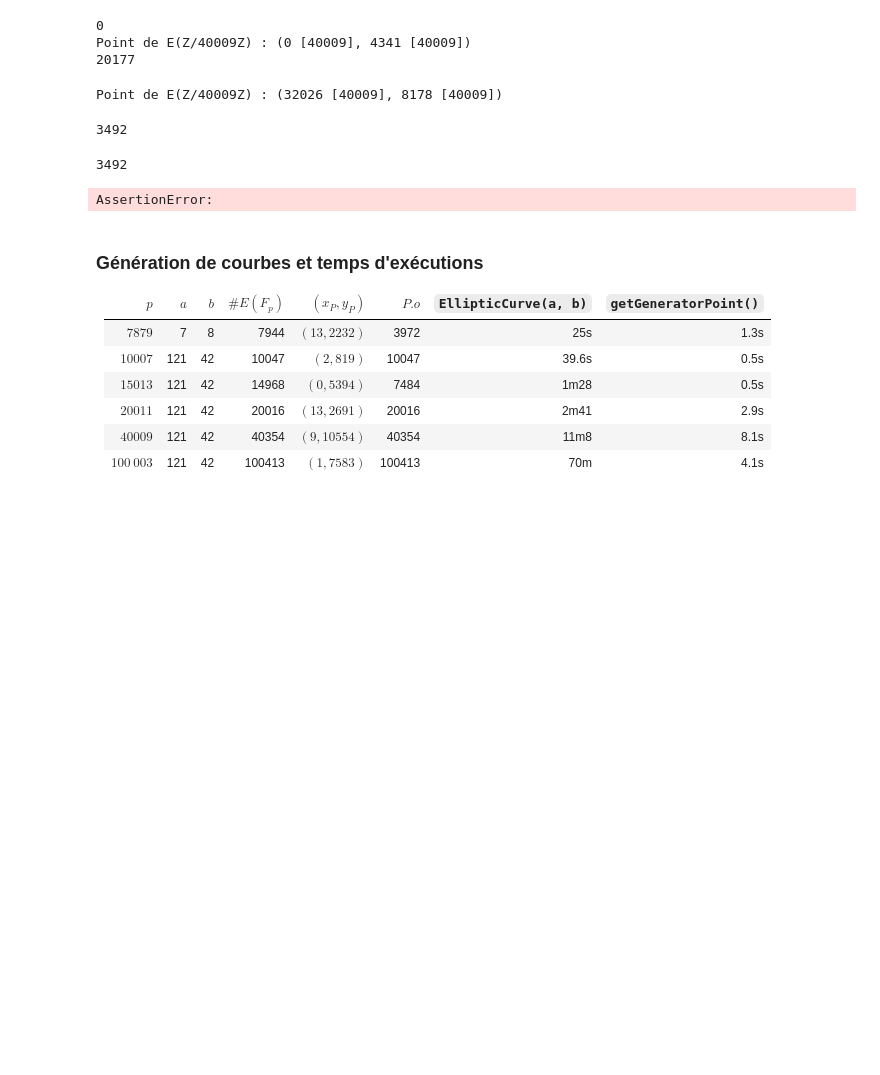
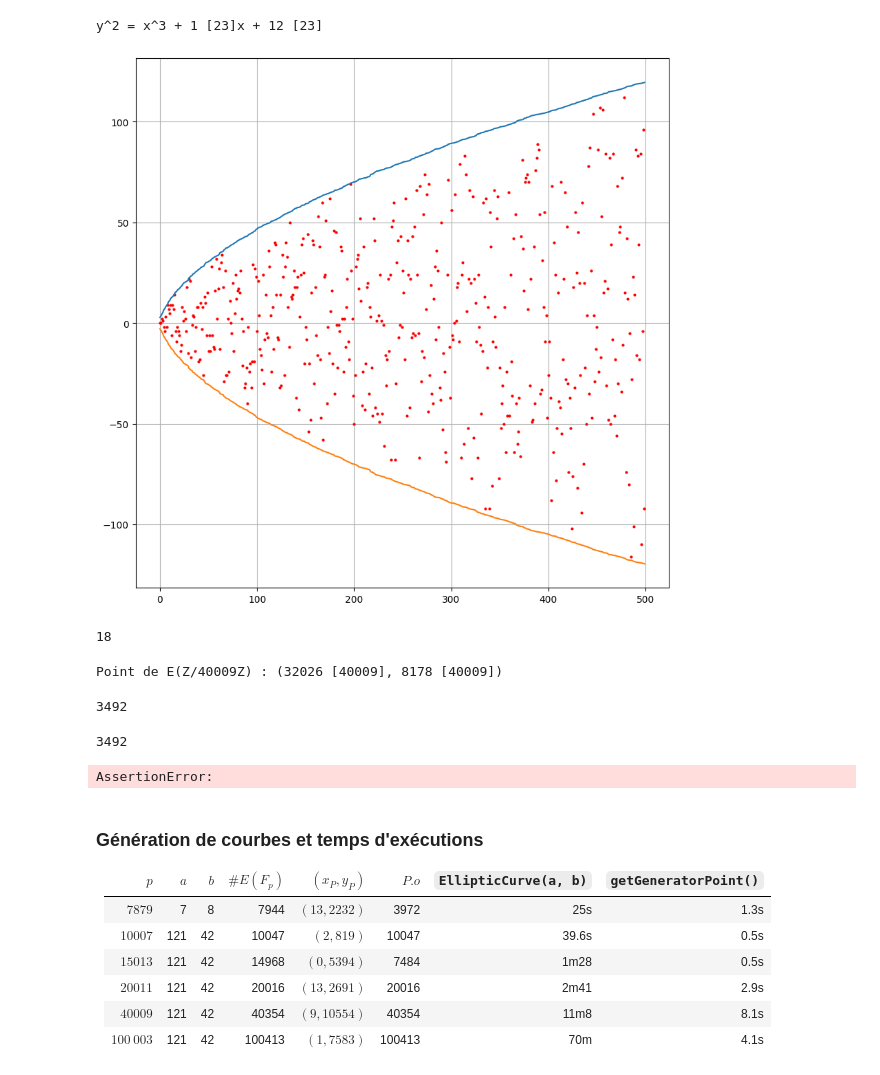
Before and after one commit to GabrielAB01/TIPE_ECC, a Jupyter notebook: main.ipynb, the cells around one changed output. Saved outputs shown, nothing was run; the diff lists cells and outputs as text; code cells hidden in the pictures; blank space fills up the shorter version.

Commit message:
Added functions getPrimesNumber and test_hasse

```diff
--- a/main.ipynb
+++ b/main.ipynb
@@ -11,21 +11,27 @@ from src.LogDiscret import LogDiscret
 
 from src.utils import initPublic, primeFactors
 # %%
-IntModP.p = 40009
-a = 121
-b = 42
+IntModP.p = 23
+a = 1
+b = 12
 # %%
 E = EllipticCurve(a, b)
+print(E)
+# %% [output]
+y^2 = x^3 + 1 [23]x + 12 [23]
+# %%
+E.test_hasse()
+# %% [output]
+[figure, added]
 # %%
+E.createPoints(13)
 print(len(E.points))
-# P = E.getGeneratorPoint(23374)
-P = E.getPointOfOrder(2000)
-print(P)
-print(P.order())
+# P = E.getGeneratorPoint(15)
+# P = E.getPointOfOrder(5)
+# print(P)
+# print(P.order())
 # %% [output]
-0
-Point de E(Z/40009Z) : (0 [40009], 4341 [40009])
-20177
+18
 # %%
 Q = 3492*P
 print(Q)
```
Also changed, not shown: 1 other file.
